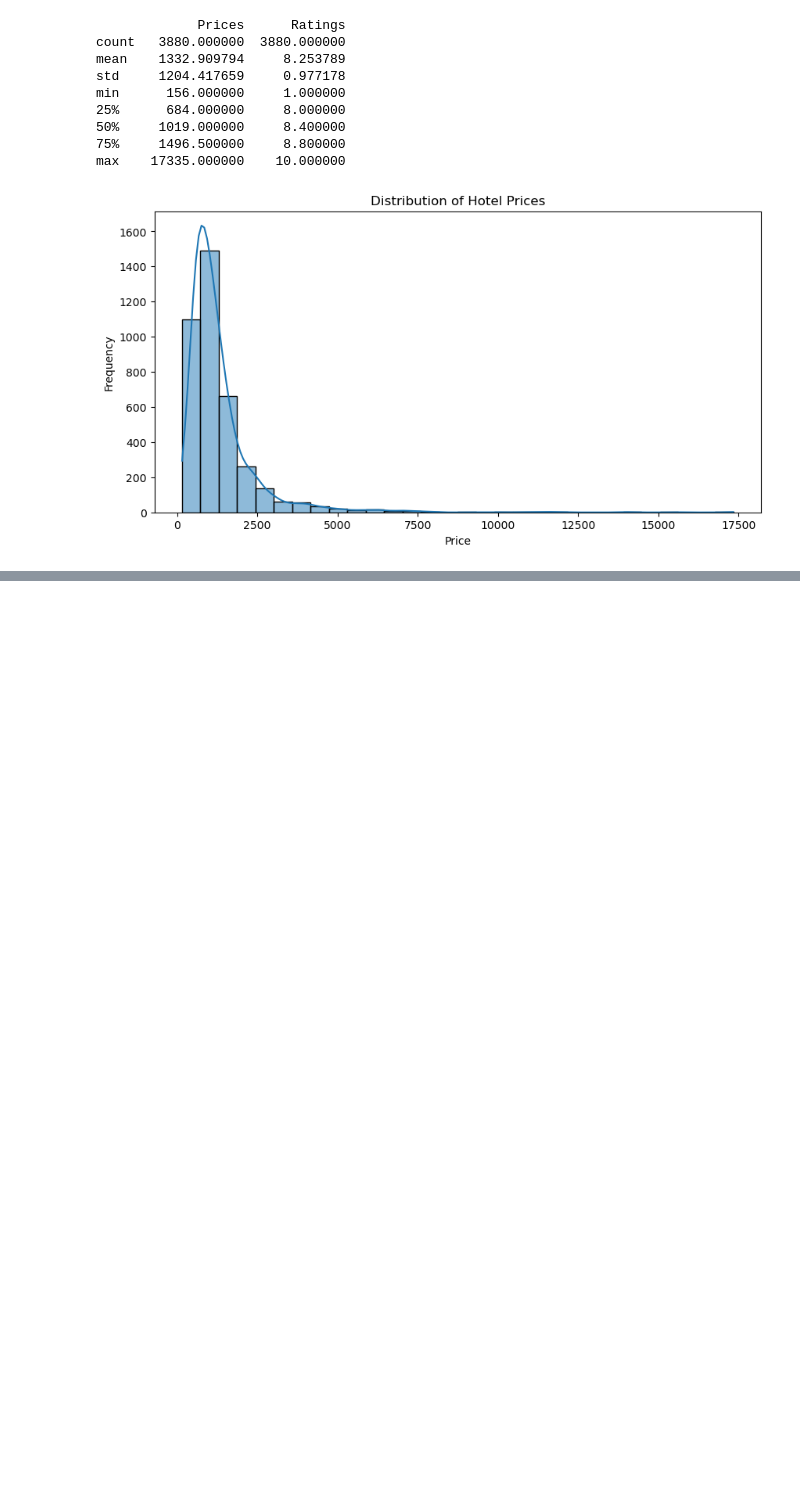
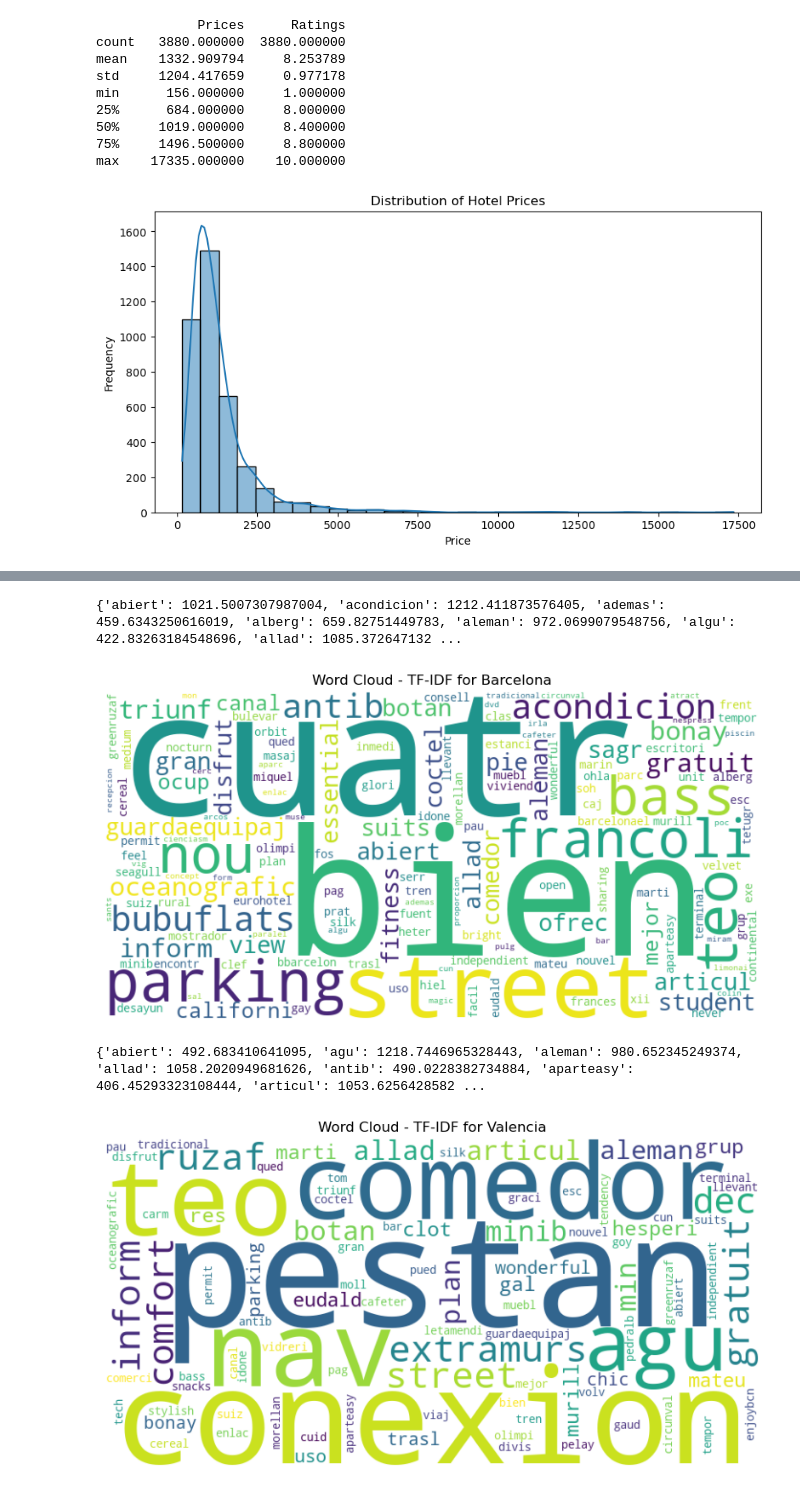
Before and after one commit to mariasimakova/tm_project1, a Jupyter notebook: preprocessing.ipynb, the cells around one changed output, grey strips where cells are left out. Saved outputs shown, nothing was run; the diff lists cells and outputs as text; code cells hidden in the pictures; blank space fills up the shorter version.

```diff
--- a/preprocessing.ipynb
+++ b/preprocessing.ipynb
@@ -189,0 +368,5 @@ print("\nProcessed descriptions saved to 'processed_hotel_descriptions.csv'")
+# %%
+# Apply the function to the 'Description' column and create a new column
+combined_data['Clean_hotel'] = combined_data['Hotel'].apply(preprocess_text)
+print(combined_data['Clean_hotel'])
+combined_data.drop(columns=['Hotel'], inplace=True)
@@ -189,0 +446,10 @@ print("\nProcessed descriptions saved to 'processed_hotel_descriptions.csv'")
+# %%
+# Convert each document into a vector
+vectors_combined = [vectorize(tokenize(doc), vocab_combined) for doc in combined_data['Clean_hotel'].fillna('')]
+vectors_desc = [vectorize(tokenize(doc), vocab_combined) for doc in combined_data['Cleaned_Description'].fillna('')]
+# %%
+# Create a single DTM by merging both matrices
+dtm_combined = pd.DataFrame(vectors_combined, columns=list(vocab_combined.keys()))
+dtm_desc_df = pd.DataFrame(vectors_desc, columns=list(vocab_combined.keys()))
+dtm_final2 = dtm_combined.add(dtm_desc_df, fill_value=0).astype(int)
+dtm_final2
@@ -189,0 +470,13 @@ print("\nProcessed descriptions saved to 'processed_hotel_descriptions.csv'")
+# %%
+# Merge with city data
+dtm_final2.index = combined_data.index
+dtm_final2 = combined_data[['Treatment']].join(dtm_final2)
+dtm_final2['City'] = dtm_final2['Treatment'].map({1: 'Barcelona', 0: 'Valencia'})
+
+
+# Convert DTM to text format grouped by City
+dtm_text_by_city2 = {
+    city: [" ".join([word for word, count in zip(dtm_final2.columns, row) if count > 0])
+           for row in dtm_final2[dtm_final2['City'] == city].drop(columns=['Treatment', 'City']).values]
+    for city in dtm_final2['City'].unique()
+}
@@ -189,0 +519,9 @@ print("\nProcessed descriptions saved to 'processed_hotel_descriptions.csv'")
+# %%
+# Generate TF-IDF Word Clouds for Barcelona and Valencia
+for city in dtm_text_by_city2.keys():
+    generate_wordcloud_tfidf(dtm_text_by_city2[city], city)
+# %% [output]
+{'abiert': 1021.5007307987004, 'acondicion': 1212.411873576405, 'ademas': 459.6343250616019, 'alberg': 659.82751449783, 'aleman': 972.0699079548756, 'algu': 422.83263184548696, 'allad': 1085.372647132 ...
+[figure, added]
+{'abiert': 492.683410641095, 'agu': 1218.7446965328443, 'aleman': 980.652345249374, 'allad': 1058.2020949681626, 'antib': 490.0228382734884, 'aparteasy': 406.45293323108444, 'articul': 1053.6256428582 ...
+[figure, added]
```
Also changed, not shown: parts of 31 cells of this notebook.
